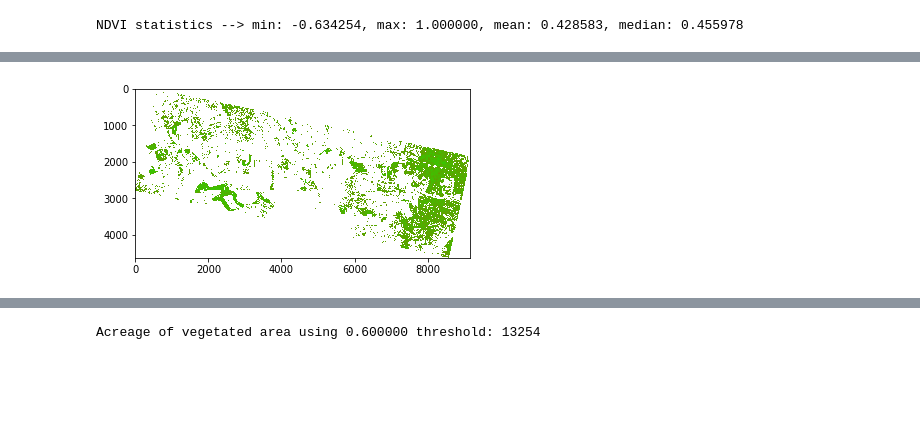
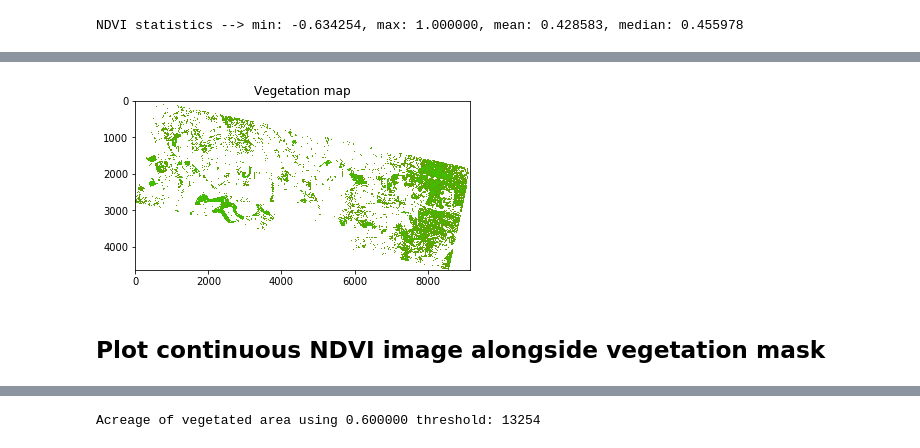
Before and after one commit to dylanhatlas/Imagery_Insights, a Jupyter notebook: NDVI_analysis.ipynb, the cells around one changed output, grey strips where cells are left out. Saved outputs shown, nothing was run; the diff lists cells and outputs as text; code cells hidden in the pictures; blank space fills up the shorter version.

```diff
--- a/NDVI_analysis.ipynb
+++ b/NDVI_analysis.ipynb
@@ -64,9 +78,12 @@ veg[ndvi < ndvi_threshold] = np.nan
 # %%
 plt.imshow(veg,cmap='brg')
 plt.clim(-1,1)
+plt.title('Vegetation map')
 matplotlib.pyplot.show()
 # %% [output]
-[figure, old version]
+[figure, new version]
+# %% [markdown]
+## Plot continuous NDVI image alongside vegetation mask
 # %%
 #plot full NDVI image alongside vegetation mask
 plt.figure(1, figsize=(8,6),dpi=300)
```
Also changed, not shown: parts of 11 cells of this notebook.
